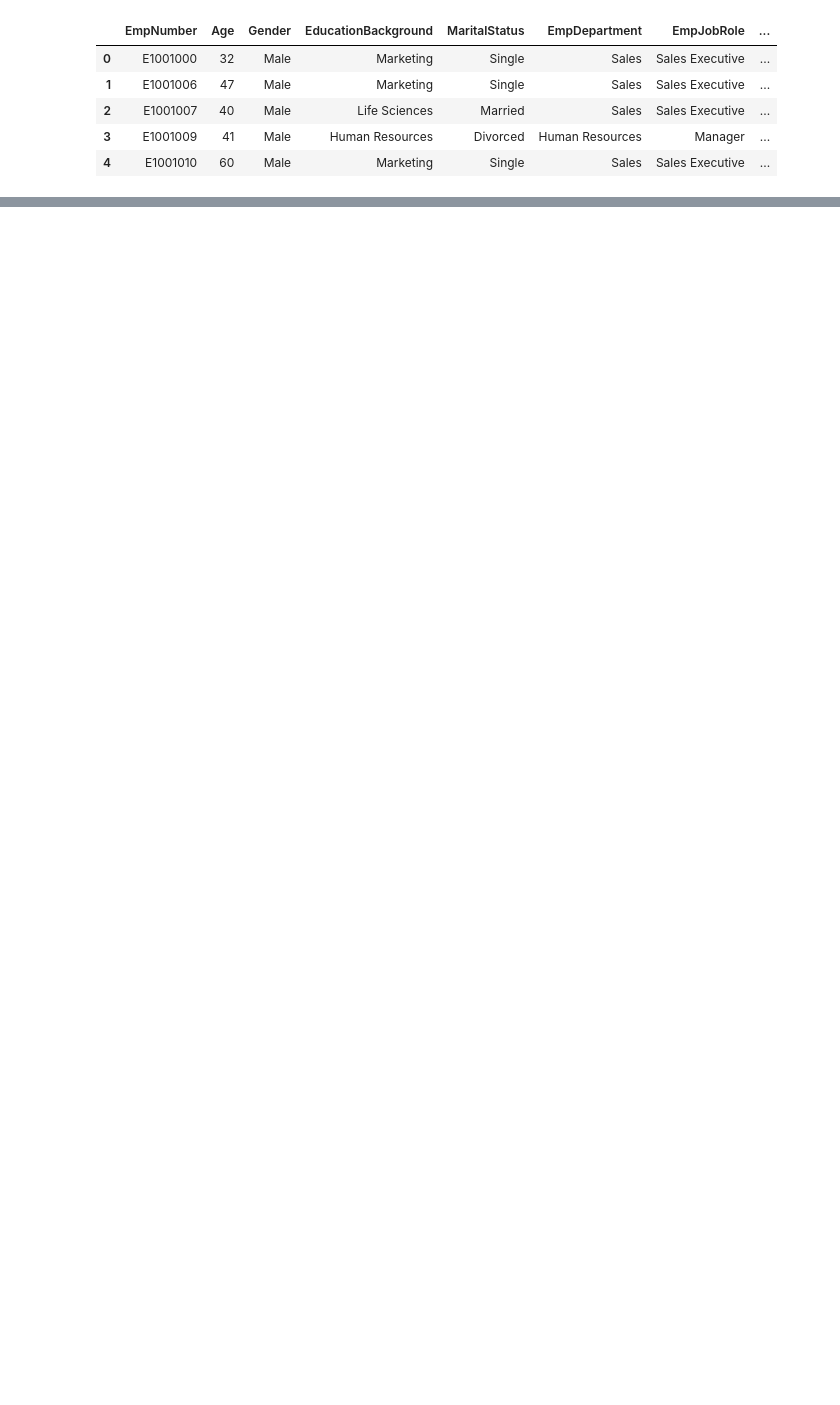
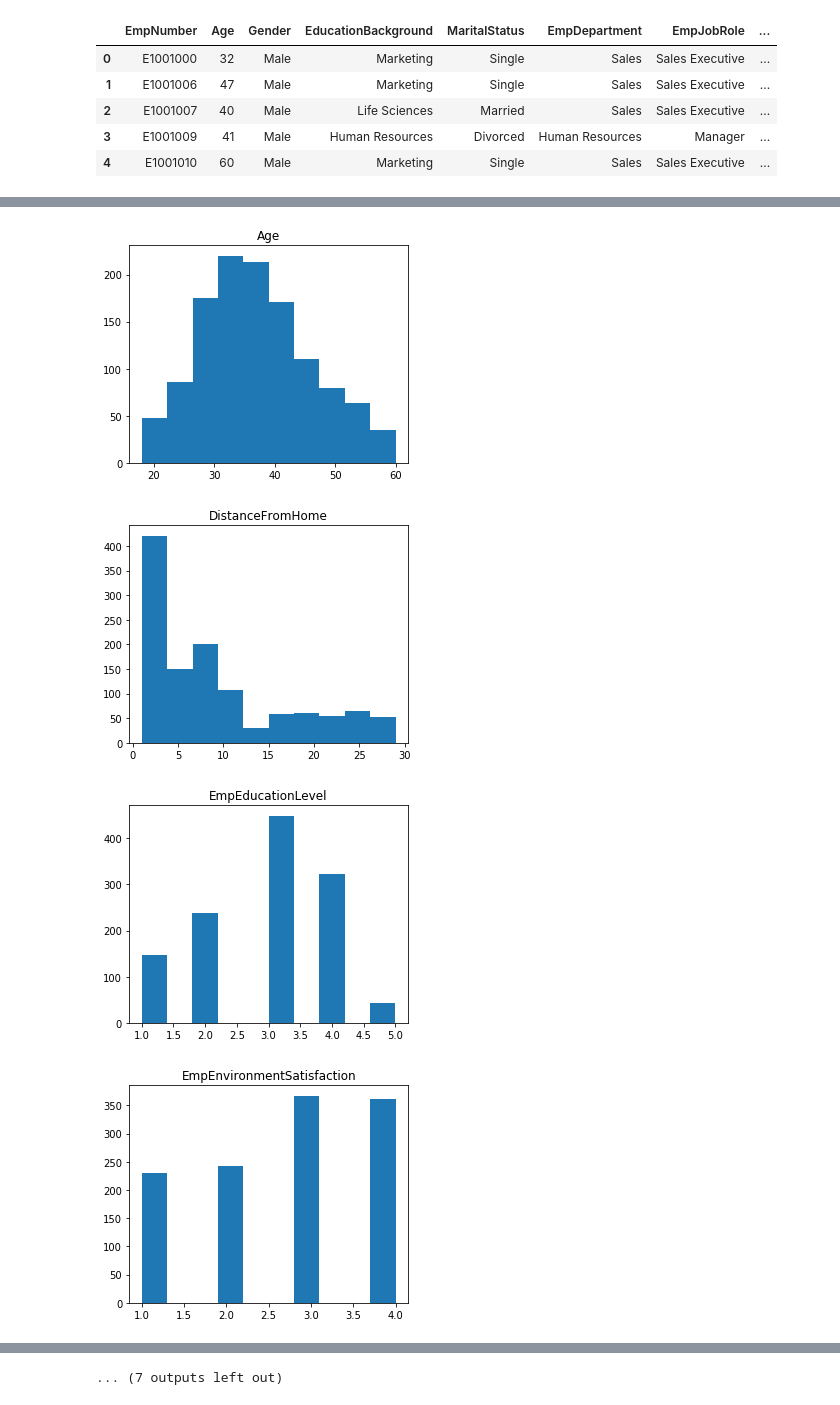
Before and after one commit to KrishnaDesai16/EmployeePerformanceAnalysis, a Jupyter notebook: EmployeePerformanceAnalysis.ipynb, the cells around one changed output, grey strips where cells are left out. Cells and saved outputs as stored; diff of their text form; code cells hidden in the pictures; blank space fills up the shorter version.

```diff
--- a/EmployeePerformanceAnalysis.ipynb
+++ b/EmployeePerformanceAnalysis.ipynb
@@ -28,0 +192,4 @@ df.head()
+# %%
+# extract numertical features from the dataset
+num_features=[feature for feature in df.columns if df[feature].dtype!='object']
+num_features
@@ -28,0 +216,12 @@ df.head()
+# %%
+for feature in df[num_features]:
+    data=df.copy()
+    plt.figure(figsize=(5,4))
+    plt.hist(df[feature])
+    plt.title(feature)
+    plt.show()
+# %% [output]
+[figure, added]
+[figure, added]
+[figure, added]
+[figure, added]
@@ -28,0 +236 @@ df.head()
+... (7 outputs left out)
```
Also changed, not shown: parts of 27 cells of this notebook.
